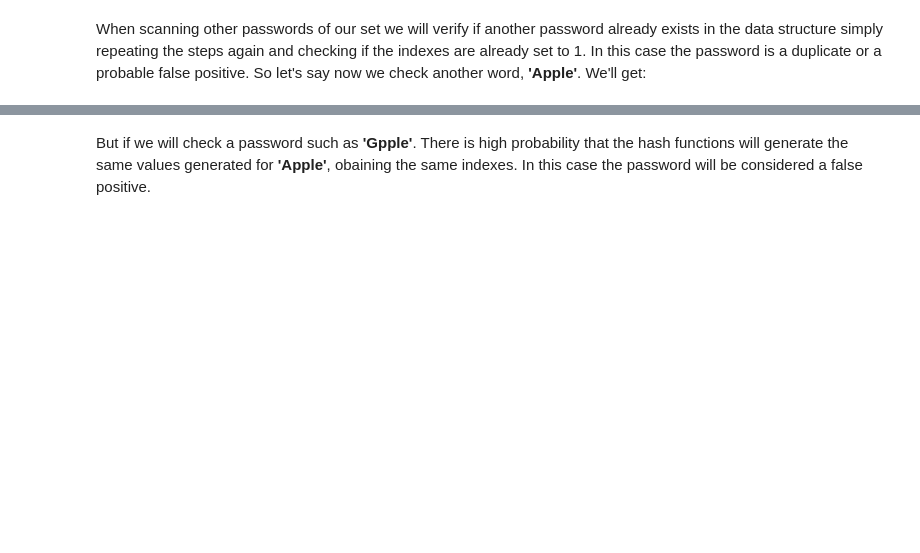
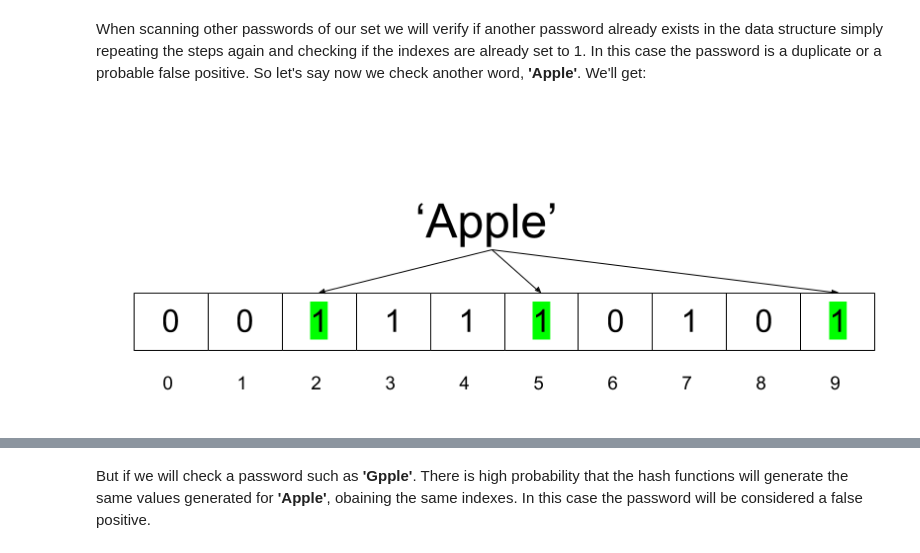
Before and after one commit to cerniello/Web-Scraping-Clustering-Real-Estate-Data, a Jupyter notebook: FindTheDuplicates.ipynb, the cells around one changed output, grey strips where cells are left out. Saved outputs shown, nothing was run; the diff lists cells and outputs as text; code cells hidden in the pictures; blank space fills up the shorter version.

```diff
--- a/FindTheDuplicates.ipynb
+++ b/FindTheDuplicates.ipynb
@@ -44,7 +47,12 @@ So let's say now we check another word, **'Apple'**. We'll get:
 # %%
 pw2 = 'Apple'
 size_bit_array = 10
 
 hash_it(pw2, 0) % size_bit_array = 2
 hash_it(pw2, 1) % size_bit_array = 5
 hash_it(pw2, 2) % size_bit_array = 9
+
+
+Image(filename='Apple.png')
+# %% [output]
+[figure, added]
```
Also changed, not shown: parts of 5 cells of this notebook.
